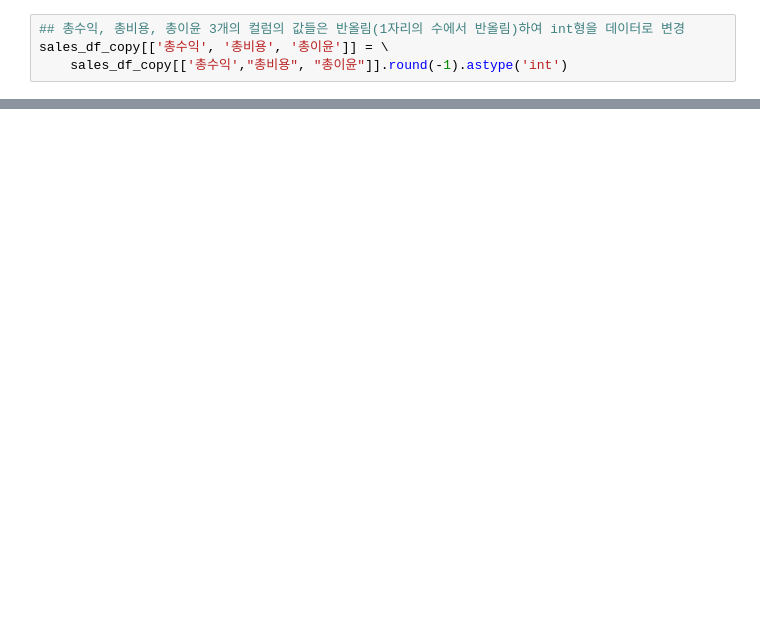
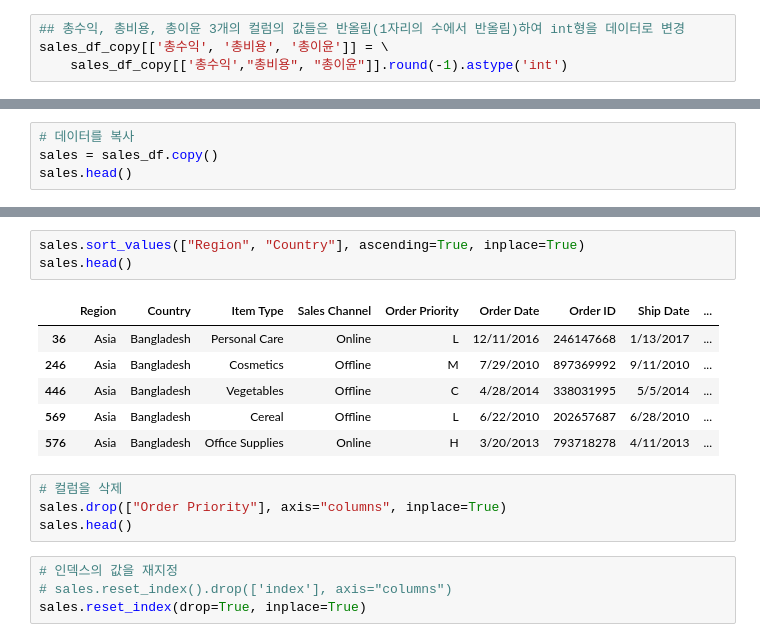
Before and after one commit to bsmoon-86/ubion-5, a Jupyter notebook: 220831/pandas.ipynb, the cells around one changed output, grey strips where cells are left out. Saved outputs shown, nothing was run; the diff lists cells and outputs as text; blank space fills up the shorter version.

```diff
--- a/220831/pandas.ipynb
+++ b/220831/pandas.ipynb
@@ -208,0 +297,4 @@ sales_df_copy.head()
+# %%
+# 데이터를 복사
+sales = sales_df.copy()
+sales.head()
@@ -208,0 +308,18 @@ sales_df_copy.head()
+# %%
+sales.sort_values(["Region", "Country"], ascending=True, inplace=True)
+sales.head()
+# %% [output]
+|  | Region | Country | Item Type | Sales Channel | Order Priority | Order Date | Order ID | Ship Date | ... |
+| 36 | Asia | Bangladesh | Personal Care | Online | L | 12/11/2016 | 246147668 | 1/13/2017 | ... |
+| 246 | Asia | Bangladesh | Cosmetics | Offline | M | 7/29/2010 | 897369992 | 9/11/2010 | ... |
+| 446 | Asia | Bangladesh | Vegetables | Offline | C | 4/28/2014 | 338031995 | 5/5/2014 | ... |
+| 569 | Asia | Bangladesh | Cereal | Offline | L | 6/22/2010 | 202657687 | 6/28/2010 | ... |
+| 576 | Asia | Bangladesh | Office Supplies | Online | H | 3/20/2013 | 793718278 | 4/11/2013 | ... |
+# %%
+# 컬럼을 삭제
+sales.drop(["Order Priority"], axis="columns", inplace=True)
+sales.head()
+# %%
+# 인덱스의 값을 재지정
+# sales.reset_index().drop(['index'], axis="columns")
+sales.reset_index(drop=True, inplace=True)
```
Also changed, not shown: parts of 35 cells of this notebook.
